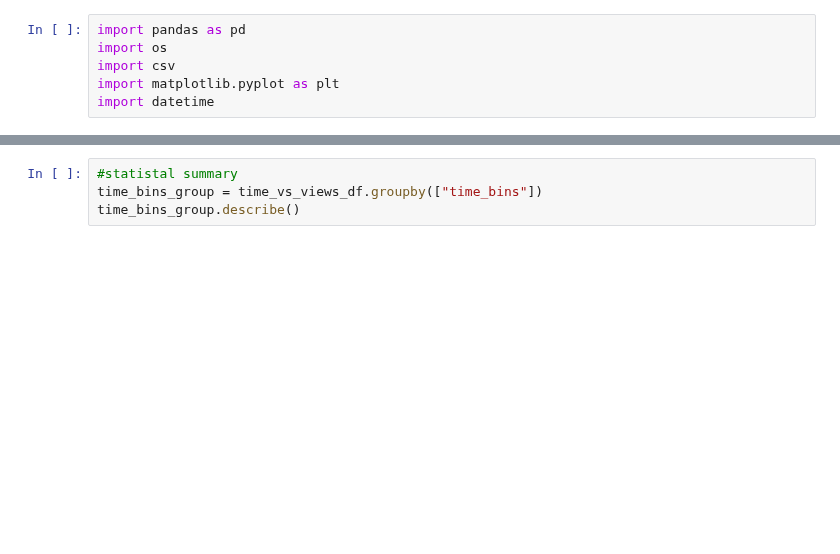
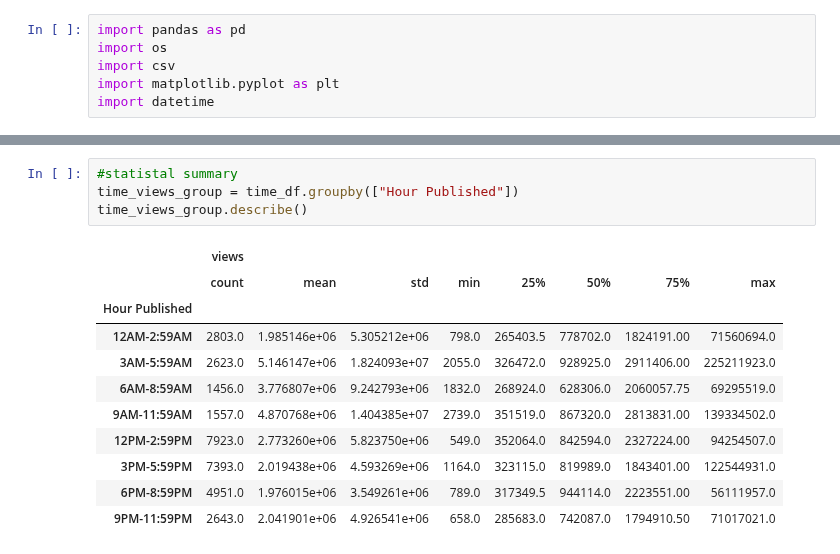
Before and after one commit to hannah8075/youtube-analysis, a Jupyter notebook: time_vs_views.ipynb, the cells around one changed output, grey strips where cells are left out. Drawn from its saved outputs; the diff is of its cells as text; blank space fills up the shorter version.

```diff
--- a/time_vs_views.ipynb
+++ b/time_vs_views.ipynb
@@ -73,4 +85,16 @@ time_vs_views_df["publish time"] = pd.cut(time_vs_views_df["time_bins"], time_bi
 # %%
 #statistal summary
-time_bins_group = time_vs_views_df.groupby(["time_bins"])
-time_bins_group.describe()
+time_views_group = time_df.groupby(["Hour Published"])
+time_views_group.describe()
+# %% [output]
+|  | views |  |  |  |  |  |  |  |
+|  | count | mean | std | min | 25% | 50% | 75% | max |
+| Hour Published |  |  |  |  |  |  |  |  |
+| 12AM-2:59AM | 2803.0 | 1.985146e+06 | 5.305212e+06 | 798.0 | 265403.5 | 778702.0 | 1824191.00 | 71560694.0 |
+| 3AM-5:59AM | 2623.0 | 5.146147e+06 | 1.824093e+07 | 2055.0 | 326472.0 | 928925.0 | 2911406.00 | 225211923.0 |
+| 6AM-8:59AM | 1456.0 | 3.776807e+06 | 9.242793e+06 | 1832.0 | 268924.0 | 628306.0 | 2060057.75 | 69295519.0 |
+| 9AM-11:59AM | 1557.0 | 4.870768e+06 | 1.404385e+07 | 2739.0 | 351519.0 | 867320.0 | 2813831.00 | 139334502.0 |
+| 12PM-2:59PM | 7923.0 | 2.773260e+06 | 5.823750e+06 | 549.0 | 352064.0 | 842594.0 | 2327224.00 | 94254507.0 |
+| 3PM-5:59PM | 7393.0 | 2.019438e+06 | 4.593269e+06 | 1164.0 | 323115.0 | 819989.0 | 1843401.00 | 122544931.0 |
+| 6PM-8:59PM | 4951.0 | 1.976015e+06 | 3.549261e+06 | 789.0 | 317349.5 | 944114.0 | 2223551.00 | 56111957.0 |
+| 9PM-11:59PM | 2643.0 | 2.041901e+06 | 4.926541e+06 | 658.0 | 285683.0 | 742087.0 | 1794910.50 | 71017021.0 |
```
Also changed, not shown: parts of 13 cells of this notebook, 1 other file.
